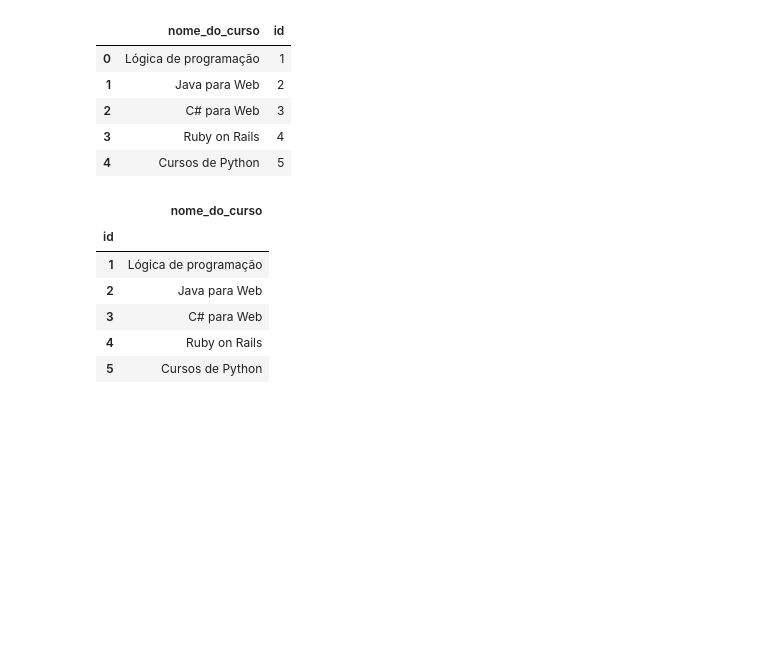
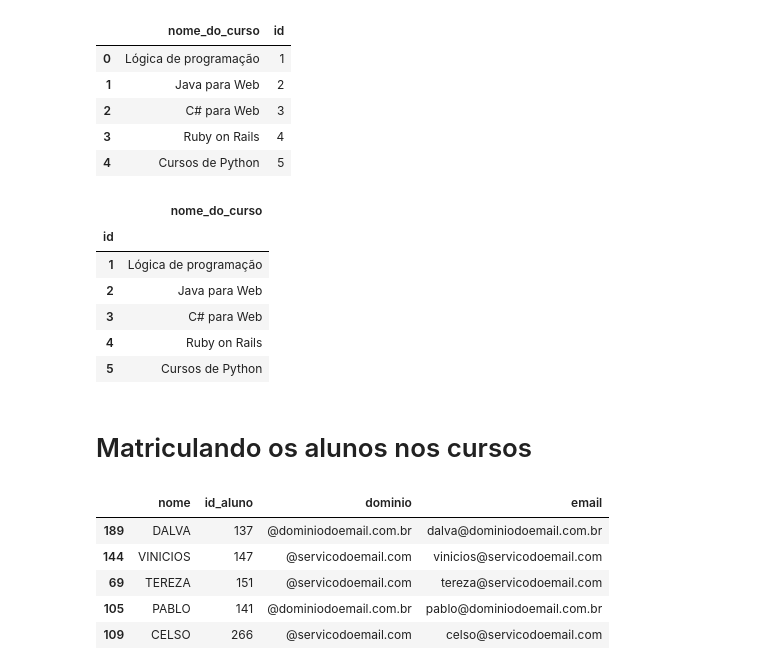
Before and after one commit to GabrielTB1/Pandas-IO, a Jupyter notebook: Pandas_IO.ipynb, the cells around one changed output. Saved outputs shown, nothing was run; the diff lists cells and outputs as text; code cells hidden in the pictures; blank space fills up the shorter version.

```diff
--- a/Pandas_IO.ipynb
+++ b/Pandas_IO.ipynb
@@ -158,3 +158,14 @@ cursos.head(5)
 | 3 | C# para Web |
 | 4 | Ruby on Rails |
 | 5 | Cursos de Python |
+# %% [markdown]
+# Matriculando os alunos nos cursos
+# %%
+nomes.sample(5)
+# %% [output]
+|  | nome | id_aluno | dominio | email |
+| 189 | DALVA | 137 | @dominiodoemail.com.br | dalva@dominiodoemail.com.br |
+| 144 | VINICIOS | 147 | @servicodoemail.com | vinicios@servicodoemail.com |
+| 69 | TEREZA | 151 | @servicodoemail.com | tereza@servicodoemail.com |
+| 105 | PABLO | 141 | @dominiodoemail.com.br | pablo@dominiodoemail.com.br |
+| 109 | CELSO | 266 | @servicodoemail.com | celso@servicodoemail.com |
```
Also changed, not shown: parts of 6 cells of this notebook.
